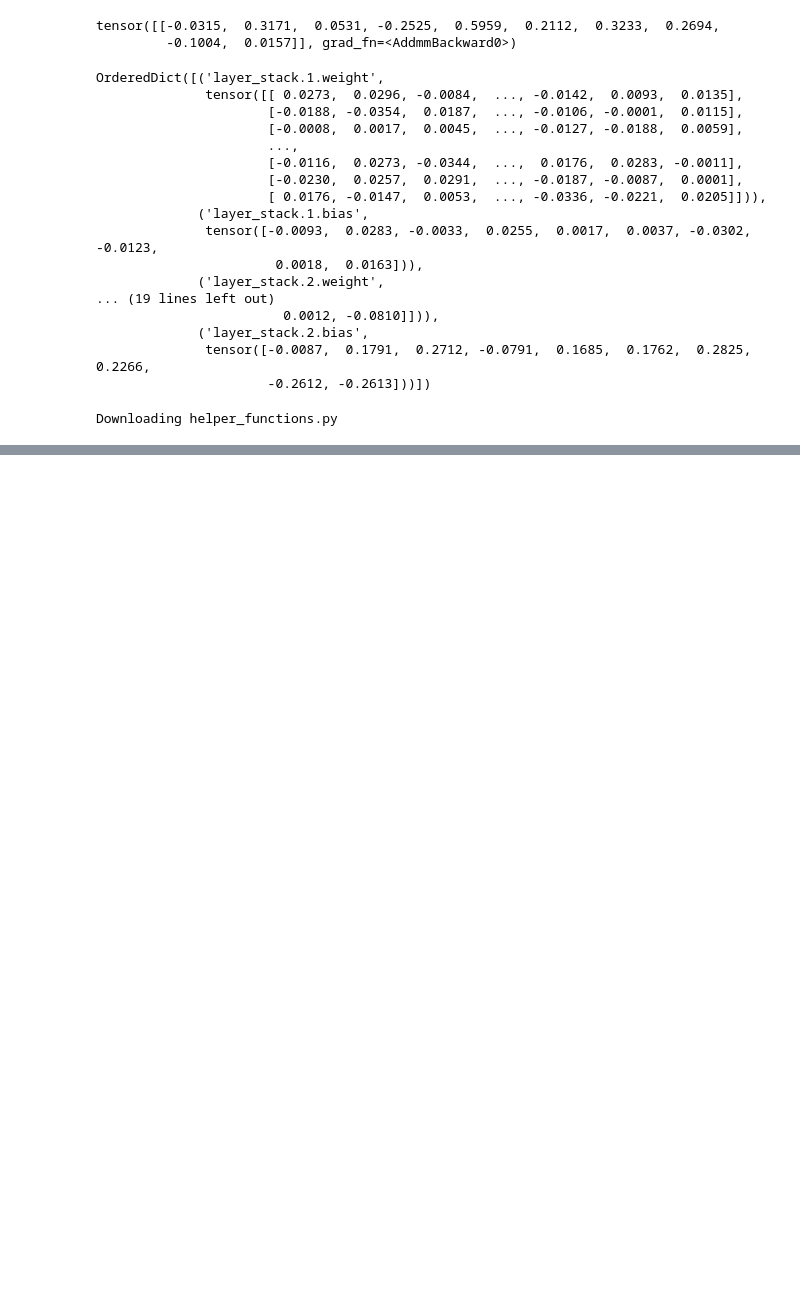
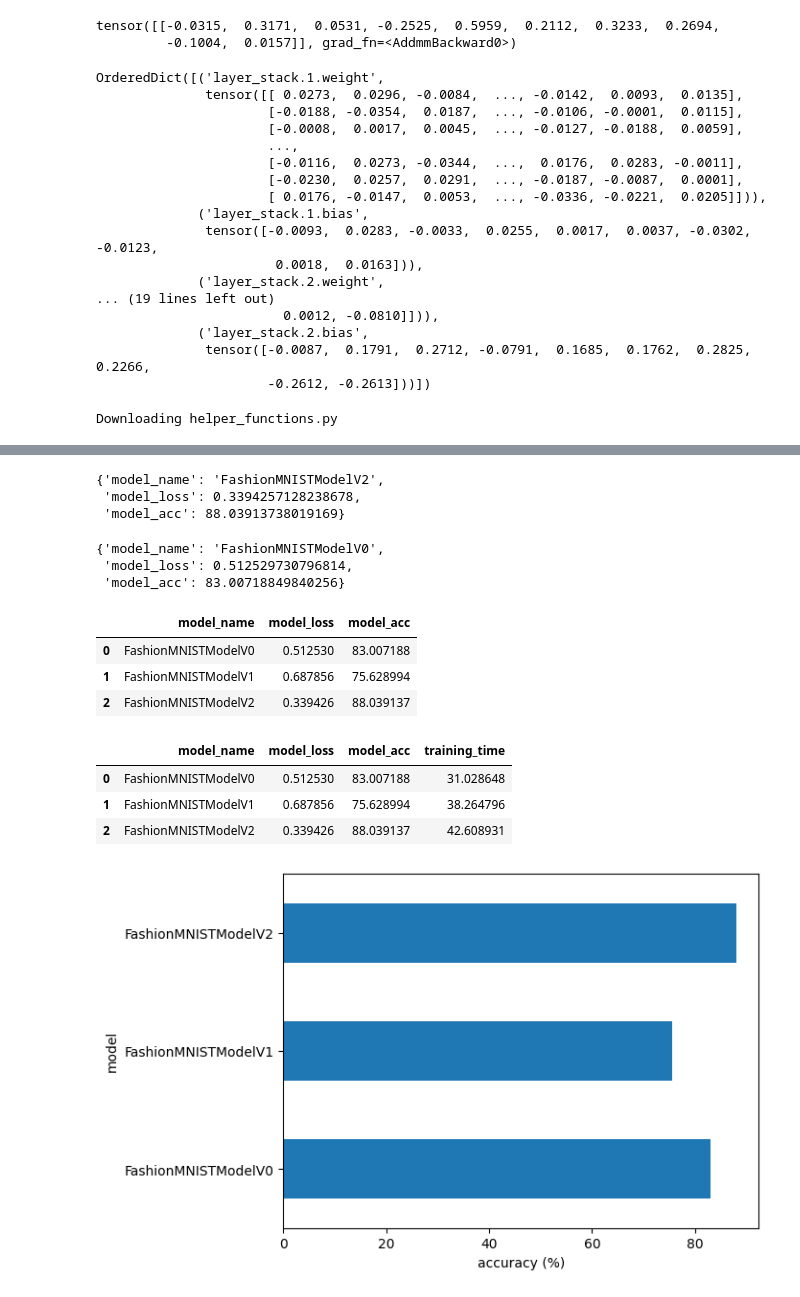
Before and after one commit to arethel/TorchVision-for-classification-tasks, a Jupyter notebook: torchvision.ipynb, the cells around one changed output, grey strips where cells are left out. Cells and saved outputs as stored; diff of their text form; code cells hidden in the pictures; blank space fills up the shorter version.

```diff
--- a/torchvision.ipynb
+++ b/torchvision.ipynb
@@ -281,0 +603,23 @@ optimizer = torch.optim.SGD(model_0.parameters(),
+# %%
+torch.manual_seed(42)
+torch.cuda.manual_seed(42)
+from timeit import default_timer as timer
+train_time_start_model_2 = timer()
+
+epochs = 3
+for epoch in tqdm(range(epochs)):
+    print(f'Epoch: {epoch}\n------')
+    train_step(model=model_2,
+               data_loader=train_dataloader,
+               loss_fn = loss_fn,
+               optimizer = optimizer,
+               accuracy_fn = accuracy_fn,
+               device = device)
+    test_step(model=model_2,
+               data_loader=test_dataloader,
+               loss_fn = loss_fn,
+               accuracy_fn = accuracy_fn,
+               device = device)
+
+train_time_end_model_2 = timer()
+total_train_time_model_2 = print_train_time(train_time_start_model_2, train_time_end_model_2, device = device)
@@ -281,0 +643,44 @@ optimizer = torch.optim.SGD(model_0.parameters(),
+# %%
+model_2_results = eval_model(
+    model_2,
+    test_dataloader,
+    loss_fn,
+    accuracy_fn)
+model_2_results
+# %% [output]
+{'model_name': 'FashionMNISTModelV2',
+ 'model_loss': 0.3394257128238678,
+ 'model_acc': 88.03913738019169}
+# %%
+model_0_results
+# %% [output]
+{'model_name': 'FashionMNISTModelV0',
+ 'model_loss': 0.512529730796814,
+ 'model_acc': 83.00718849840256}
+# %%
+import pandas as pd
+compare_results = pd.DataFrame([model_0_results,
+                                model_1_results,
+                                model_2_results])
+compare_results
+# %% [output]
+|  | model_name | model_loss | model_acc |
+| 0 | FashionMNISTModelV0 | 0.512530 | 83.007188 |
+| 1 | FashionMNISTModelV1 | 0.687856 | 75.628994 |
+| 2 | FashionMNISTModelV2 | 0.339426 | 88.039137 |
+# %%
+compare_results["training_time"] = [total_train_time_model_0,
+                                    total_train_time_model_1,
+                                    total_train_time_model_2]
+compare_results
+# %% [output]
+|  | model_name | model_loss | model_acc | training_time |
+| 0 | FashionMNISTModelV0 | 0.512530 | 83.007188 | 31.028648 |
+| 1 | FashionMNISTModelV1 | 0.687856 | 75.628994 | 38.264796 |
+| 2 | FashionMNISTModelV2 | 0.339426 | 88.039137 | 42.608931 |
+# %%
+compare_results.set_index("model_name")["model_acc"].plot(kind="barh")
+plt.xlabel("accuracy (%)")
+plt.ylabel("model");
+# %% [output]
+[figure, added]
```
Also changed, not shown: parts of 24 cells of this notebook.
